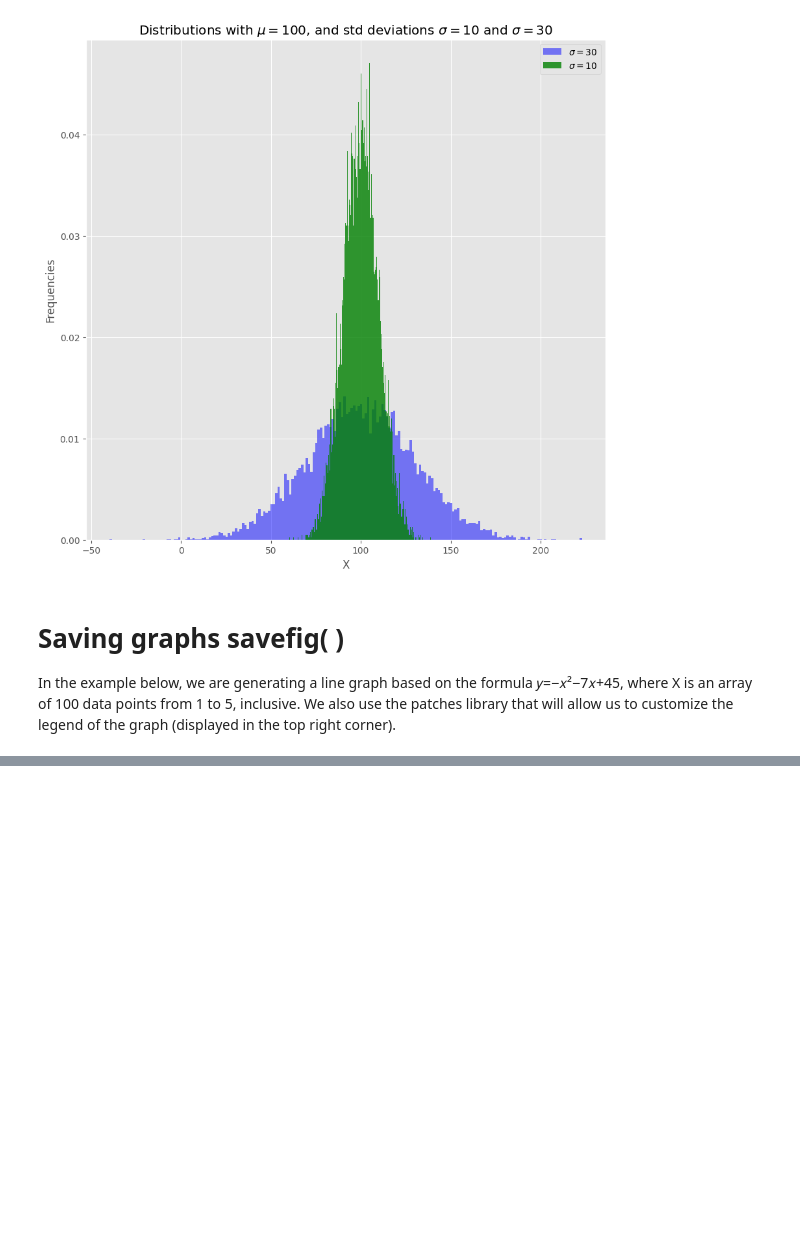
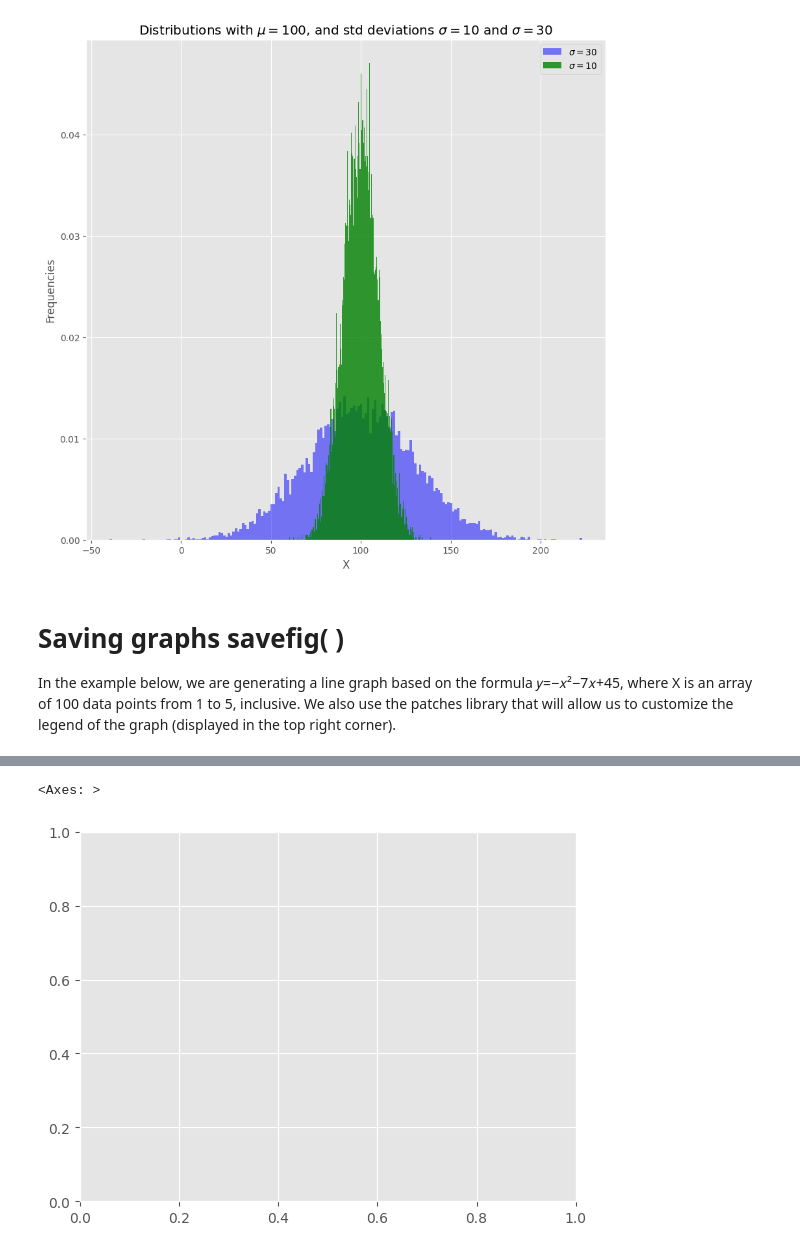
Before and after one commit to IgaMeddie/Descr_stat_-_viz, a Jupyter notebook: learnt 06-02.ipynb, the cells around one changed output, grey strips where cells are left out. Saved outputs shown, nothing was run; the diff lists cells and outputs as text; code cells hidden in the pictures; blank space fills up the shorter version.

```diff
--- a/learnt 06-02.ipynb
+++ b/learnt 06-02.ipynb
@@ -290,0 +301,18 @@ plt.show()
+# %%
+plt.figure() # return an empty Figure(640x480)
+plt.axes() # print(plt.axes()) returns an axes object: Axes(0.125,0.11;0.775x0.77)
+
+'''plt.axes(), it returns a new subplot (axes) within the current figure.
+
+The (0.125, 0.11) coordinates mean that the left-bottom corner of the axes is positioned approximately 12.5% from the left edge of the figure and 11% from the bottom edge.
+
+The 0.775x0.77 dimensions imply that the axes cover approximately 77.5% of the figure’s width and 77% of its height.'''
+
+'''Visual Representation:
+Imagine the entire figure (the canvas where plots are drawn) as a rectangle.
+The axes object is a smaller rectangle within this figure, positioned according to the specified coordinates and dimensions.
+
+When you create plots (e.g., line charts, scatter plots, histograms), they will be drawn within this axes region.'''
+# %% [output]
+<Axes: >
+[figure, added]
```
Also changed, not shown: parts of 5 cells of this notebook.
